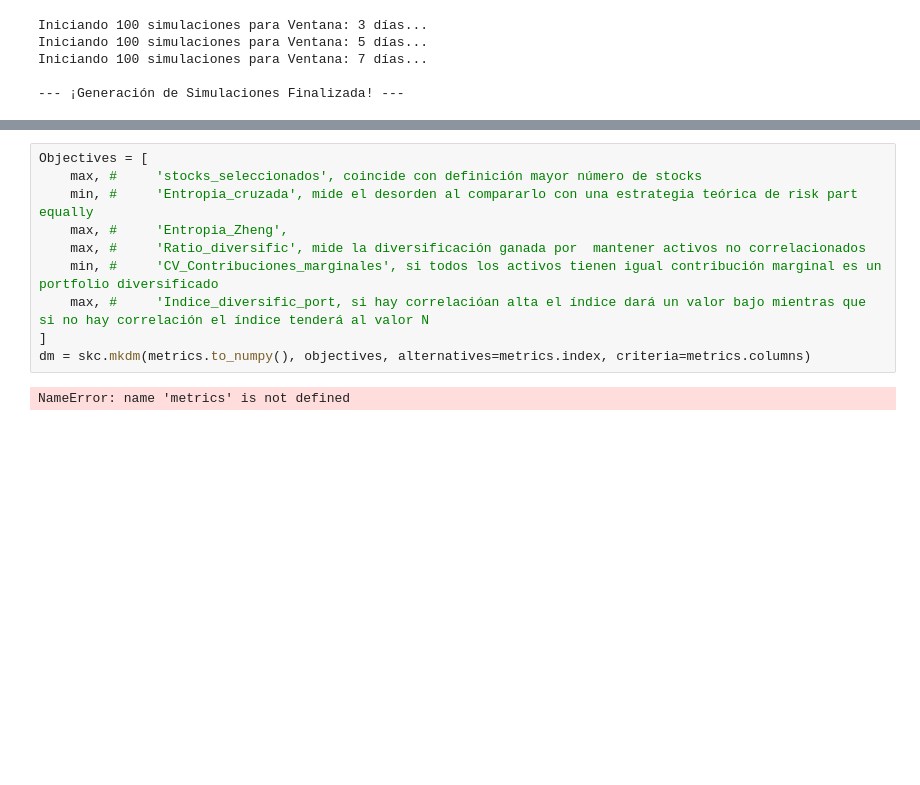
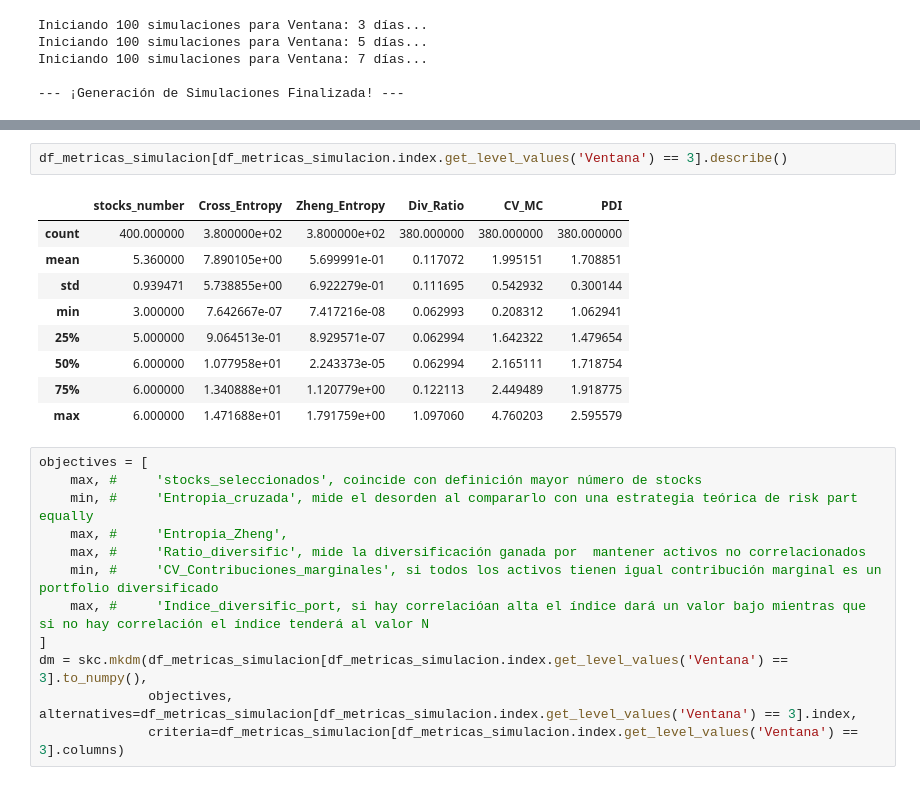
Before and after one commit to nluczywo/indicador, a Jupyter notebook: simu.ipynb, the cells around one changed output, grey strips where cells are left out. Saved outputs shown, nothing was run; the diff lists cells and outputs as text; blank space fills up the shorter version.

```diff
--- a/simu.ipynb
+++ b/simu.ipynb
@@ -246,5 +244,17 @@ df_metricas_simulacion[df_metricas_simulacion.index.get_level_values('Ventana')
+# %%
+df_metricas_simulacion[df_metricas_simulacion.index.get_level_values('Ventana') == 3].describe()
+# %% [output]
+|  | stocks_number | Cross_Entropy | Zheng_Entropy | Div_Ratio | CV_MC | PDI |
+| count | 400.000000 | 3.800000e+02 | 3.800000e+02 | 380.000000 | 380.000000 | 380.000000 |
+| mean | 5.360000 | 7.890105e+00 | 5.699991e-01 | 0.117072 | 1.995151 | 1.708851 |
+| std | 0.939471 | 5.738855e+00 | 6.922279e-01 | 0.111695 | 0.542932 | 0.300144 |
+| min | 3.000000 | 7.642667e-07 | 7.417216e-08 | 0.062993 | 0.208312 | 1.062941 |
+| 25% | 5.000000 | 9.064513e-01 | 8.929571e-07 | 0.062994 | 1.642322 | 1.479654 |
+| 50% | 6.000000 | 1.077958e+01 | 2.243373e-05 | 0.062994 | 2.165111 | 1.718754 |
+| 75% | 6.000000 | 1.340888e+01 | 1.120779e+00 | 0.122113 | 2.449489 | 1.918775 |
+| max | 6.000000 | 1.471688e+01 | 1.791759e+00 | 1.097060 | 4.760203 | 2.595579 |
 # %%
-Objectives = [
+objectives = [
     max, #     'stocks_seleccionados', coincide con definición mayor número de stocks
     min, #     'Entropia_cruzada', mide el desorden al compararlo con una estrategia teórica de risk part equally
     max, #     'Entropia_Zheng',
@@ -252,9 +262,9 @@ Objectives = [
     min, #     'CV_Contribuciones_marginales', si todos los activos tienen igual contribución marginal es un portfolio diversificado
     max, #     'Indice_diversific_port, si hay correlacióan alta el índice dará un valor bajo mientras que si no hay correlación el índice tenderá al valor N
 ]
-dm = skc.mkdm(metrics.to_numpy(), objectives, alternatives=metrics.index, criteria=metrics.columns)
+dm = skc.mkdm(df_metricas_simulacion[df_metricas_simulacion.index.get_level_values('Ventana') == 3].to_numpy(),
+              objectives, alternatives=df_metricas_simulacion[df_metricas_simulacion.index.get_level_values('Ventana') == 3].index,
+              criteria=df_metricas_simulacion[df_metricas_simulacion.index.get_level_values('Ventana') == 3].columns)
-# %% [output]
-NameError: name 'metrics' is not defined
 # %%
 pipe_igual_vector = pipeline.mkpipe(
     invert_objectives.NegateMinimize(),
```
Also changed, not shown: parts of 7 cells of this notebook, 1 other file.
